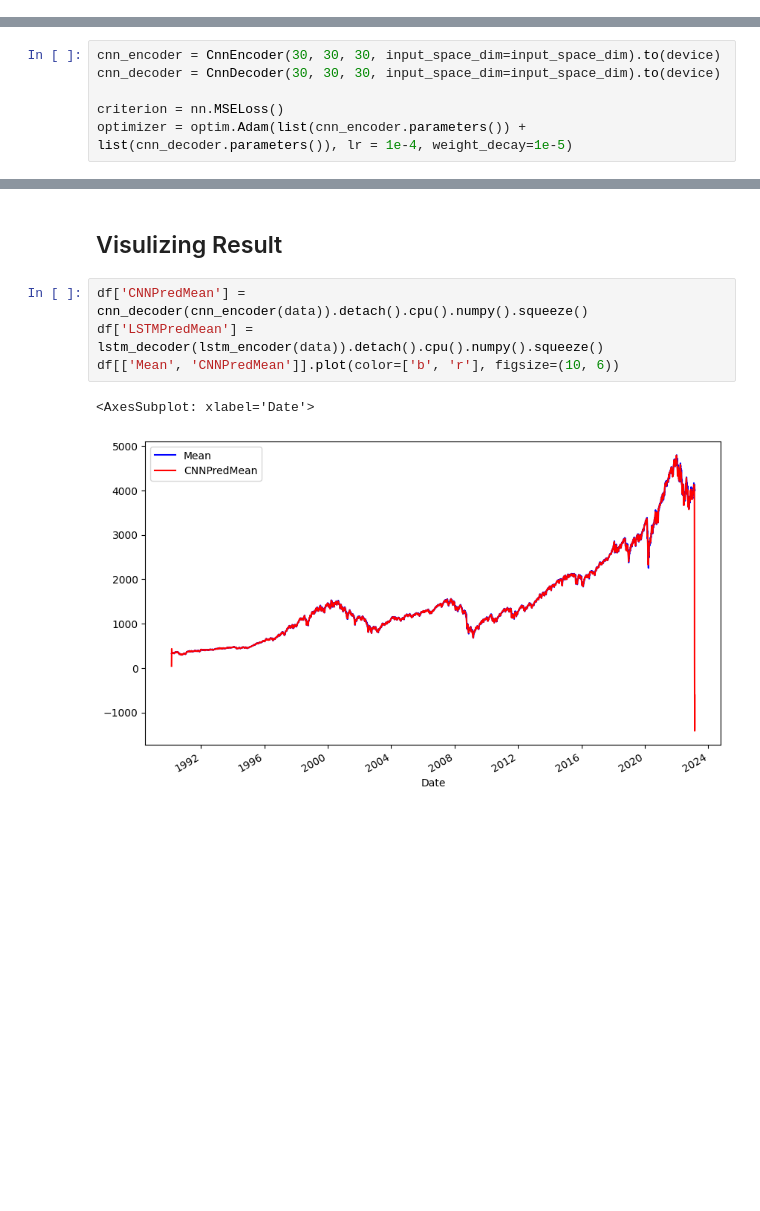
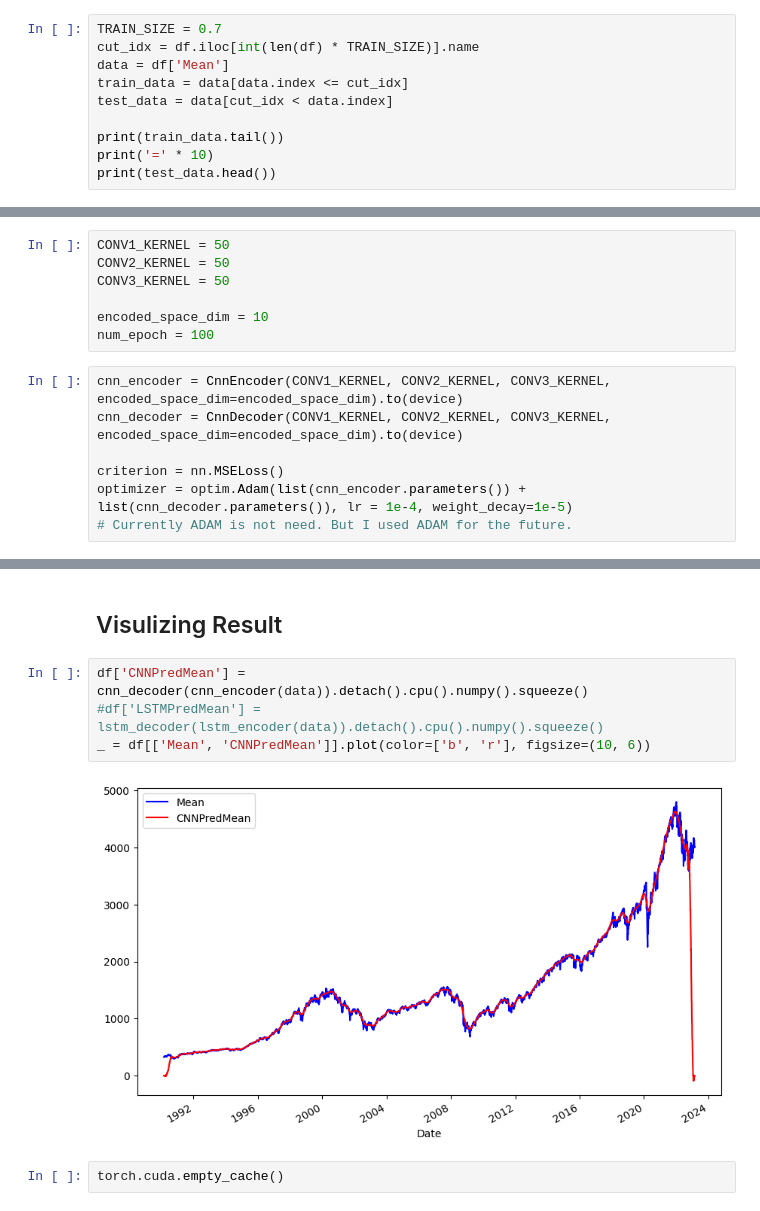
Before and after one commit to SOL1archive/Fin-Data-Denoising, a Jupyter notebook: autoencoder-train.ipynb, the cells around one changed output, grey strips where cells are left out. Cells and saved outputs as stored; diff of their text form; blank space fills up the shorter version.

Commit message:
train-test-split

```diff
--- a/autoencoder-train.ipynb
+++ b/autoencoder-train.ipynb
@@ -44,0 +49,10 @@ tensor([[ 326.3700,  329.8375,  331.4475,  ..., 4024.3076, 3996.7876,
+# %%
+TRAIN_SIZE = 0.7
+cut_idx = df.iloc[int(len(df) * TRAIN_SIZE)].name
+data = df['Mean']
+train_data = data[data.index <= cut_idx]
+test_data = data[cut_idx < data.index]
+
+print(train_data.tail())
+print('=' * 10)
+print(test_data.head())
@@ -56,9 +83,17 @@ num_epoch = 300
+# %%
+CONV1_KERNEL = 50
+CONV2_KERNEL = 50
+CONV3_KERNEL = 50
+
+encoded_space_dim = 10
+num_epoch = 100
 # %%
-cnn_encoder = CnnEncoder(30, 30, 30, input_space_dim=input_space_dim).to(device)
-cnn_decoder = CnnDecoder(30, 30, 30, input_space_dim=input_space_dim).to(device)
+cnn_encoder = CnnEncoder(CONV1_KERNEL, CONV2_KERNEL, CONV3_KERNEL, encoded_space_dim=encoded_space_dim).to(device)
+cnn_decoder = CnnDecoder(CONV1_KERNEL, CONV2_KERNEL, CONV3_KERNEL, encoded_space_dim=encoded_space_dim).to(device)
 
 criterion = nn.MSELoss()
 optimizer = optim.Adam(list(cnn_encoder.parameters()) + list(cnn_decoder.parameters()), lr = 1e-4, weight_decay=1e-5)
+# Currently ADAM is not need. But I used ADAM for the future.
 # %%
 train_loss = []
 
@@ -89,8 +125,9 @@ lstm_encoder = LstmEncoder()
 ## Visulizing Result
 # %%
 df['CNNPredMean'] = cnn_decoder(cnn_encoder(data)).detach().cpu().numpy().squeeze()
-df['LSTMPredMean'] = lstm_decoder(lstm_encoder(data)).detach().cpu().numpy().squeeze()
-df[['Mean', 'CNNPredMean']].plot(color=['b', 'r'], figsize=(10, 6))
+#df['LSTMPredMean'] = lstm_decoder(lstm_encoder(data)).detach().cpu().numpy().squeeze()
+_ = df[['Mean', 'CNNPredMean']].plot(color=['b', 'r'], figsize=(10, 6))
 # %% [output]
-<AxesSubplot: xlabel='Date'>
-[figure, old version]
+[figure, new version]
+# %%
+torch.cuda.empty_cache()
```
Also changed, not shown: parts of 9 cells of this notebook, 1 other file.
